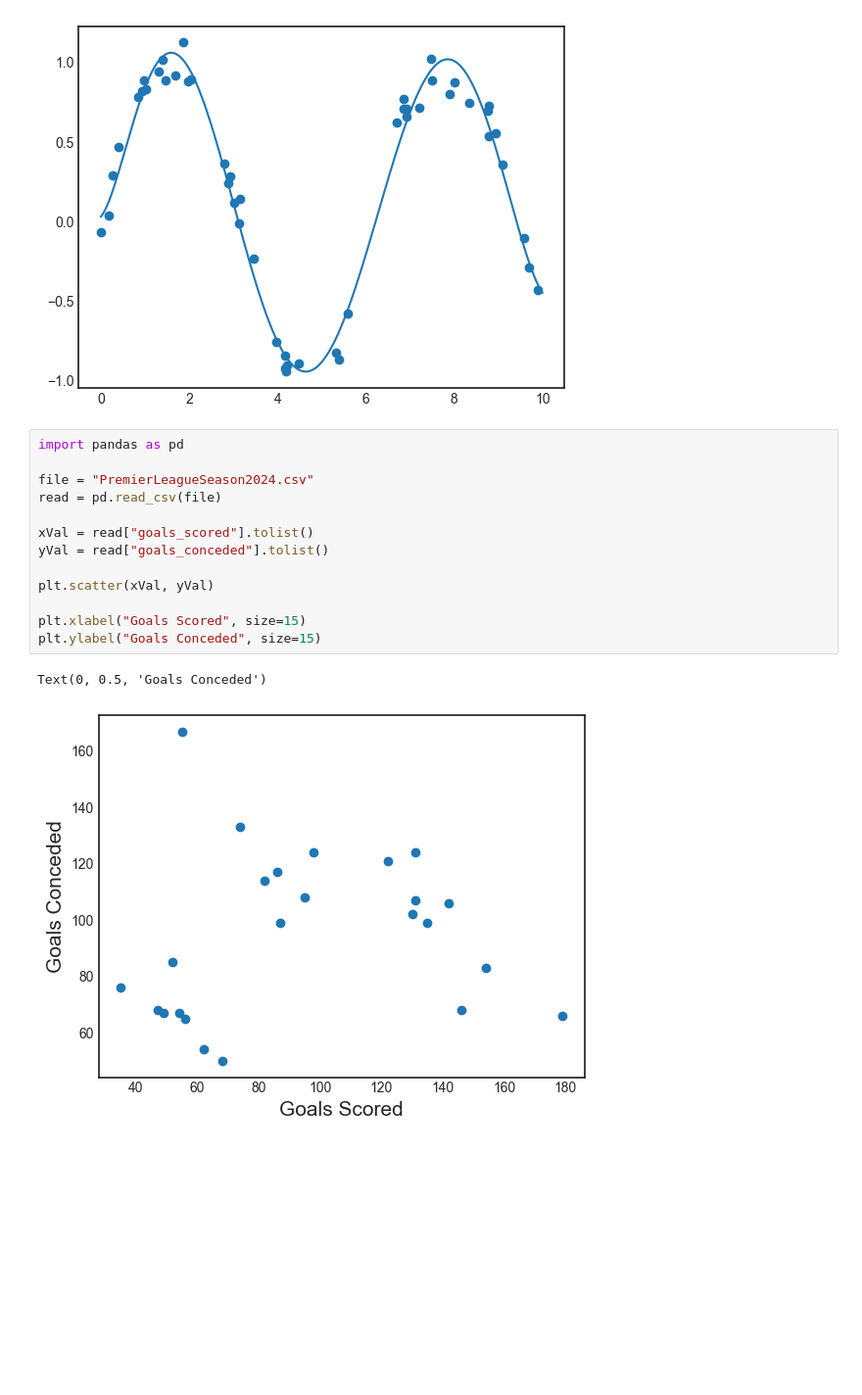
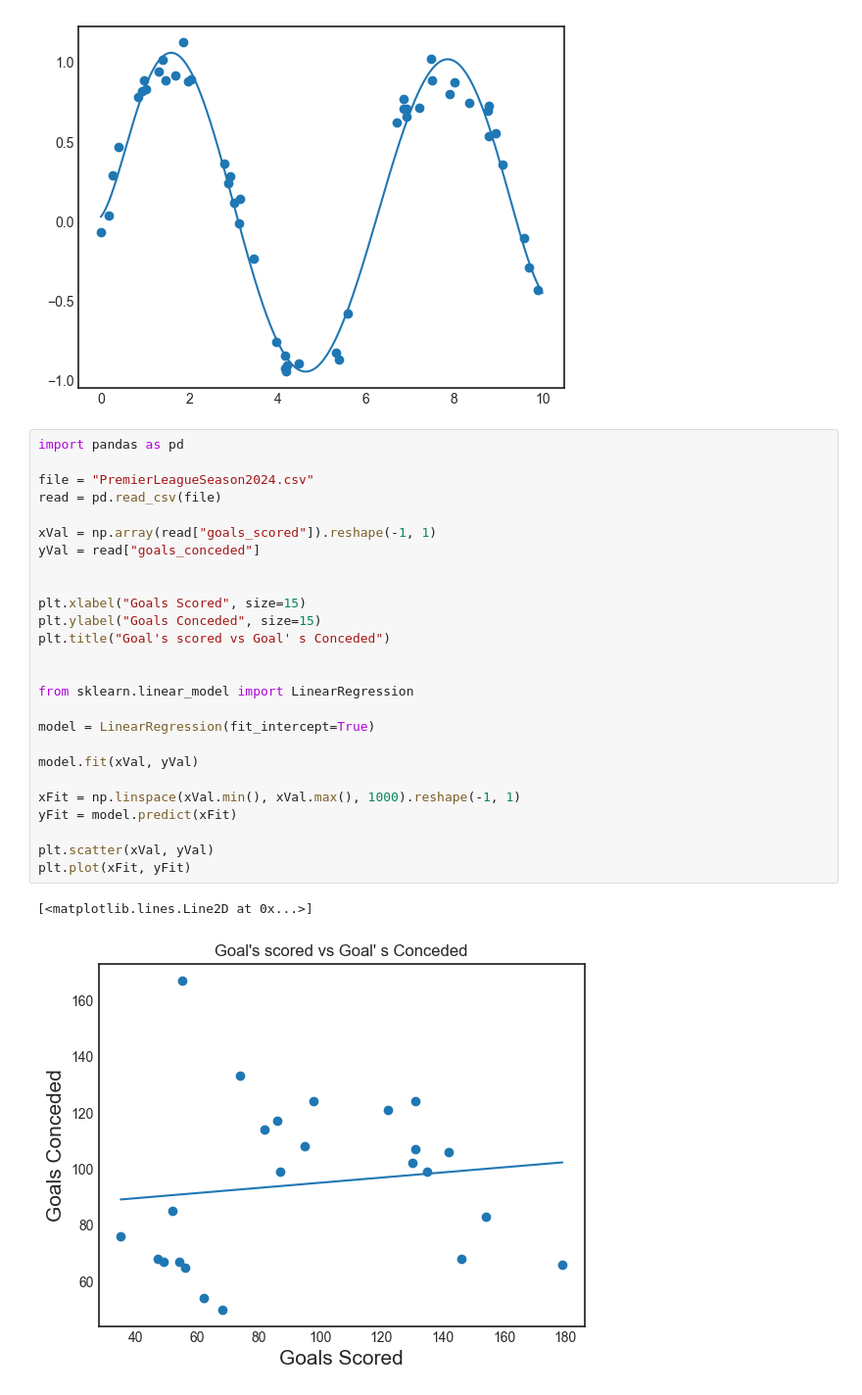
Before and after one commit to KyleKinsella/Data-Science-Machine-Learning-Code, a Jupyter notebook: Linear-Regression-Coding/learningLinearRegression.ipynb, the cells around one changed output. Shown: that part at 98% size. Drawn from its saved outputs; the diff is of its cells as text; blank space fills up the shorter version.

Commit message:
I added some code to be able to draw a line to fit my data

```diff
--- a/Linear-Regression-Coding/learningLinearRegression.ipynb
+++ b/Linear-Regression-Coding/learningLinearRegression.ipynb
@@ -77,16 +77,29 @@ plt.plot(xFit, yFit)
 # %%
 import pandas as pd
 
 file = "PremierLeagueSeason2024.csv"
 read = pd.read_csv(file)
 
-xVal = read["goals_scored"].tolist()
-yVal = read["goals_conceded"].tolist()
+xVal = np.array(read["goals_scored"]).reshape(-1, 1)
+yVal = read["goals_conceded"]
 
-plt.scatter(xVal, yVal)
 
 plt.xlabel("Goals Scored", size=15)
 plt.ylabel("Goals Conceded", size=15)
+plt.title("Goal's scored vs Goal' s Conceded")
+
+
+from sklearn.linear_model import LinearRegression
+
+model = LinearRegression(fit_intercept=True)
+
+model.fit(xVal, yVal)
+
+xFit = np.linspace(xVal.min(), xVal.max(), 1000).reshape(-1, 1)
+yFit = model.predict(xFit)
+
+plt.scatter(xVal, yVal)
+plt.plot(xFit, yFit)
 # %% [output]
-Text(0, 0.5, 'Goals Conceded')
+[<matplotlib.lines.Line2D at 0x...>]
-[figure, old version]
+[figure, new version]
```
